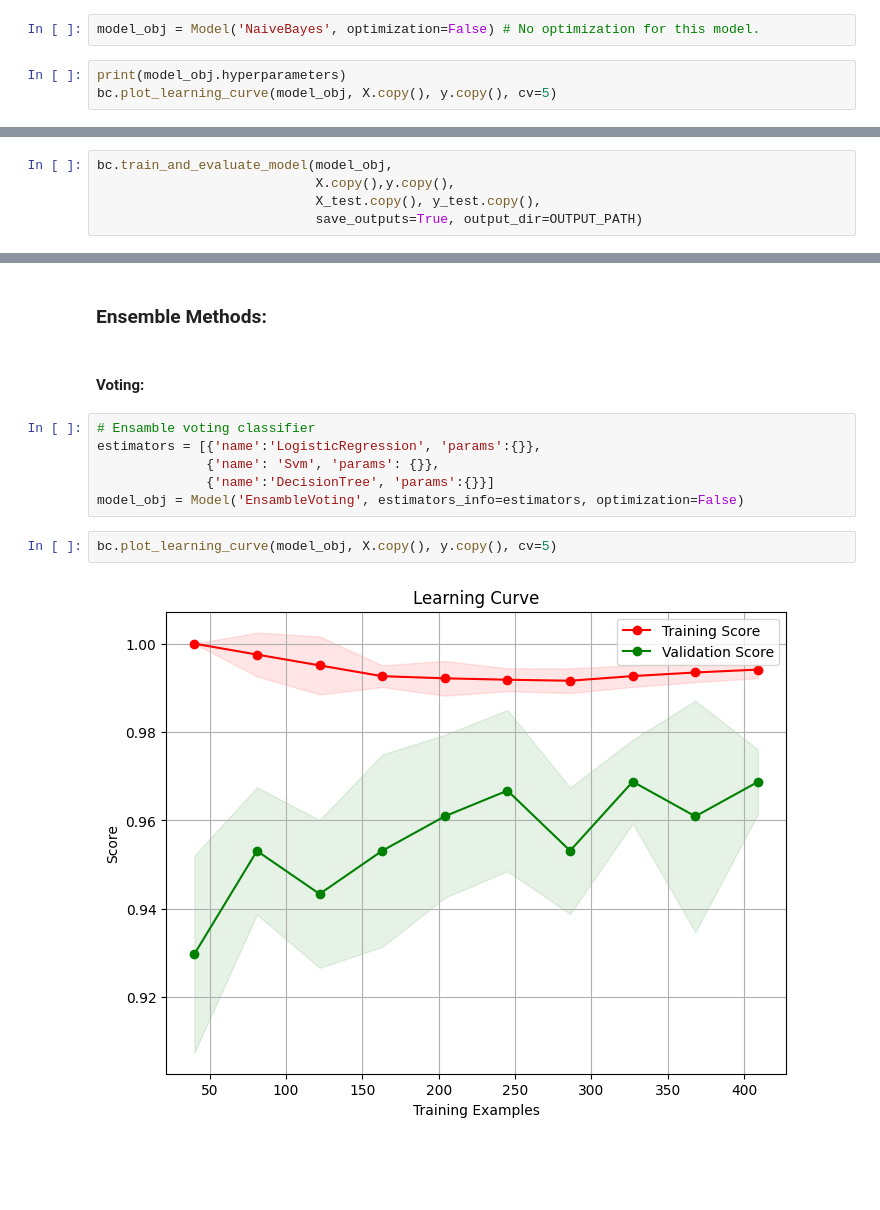
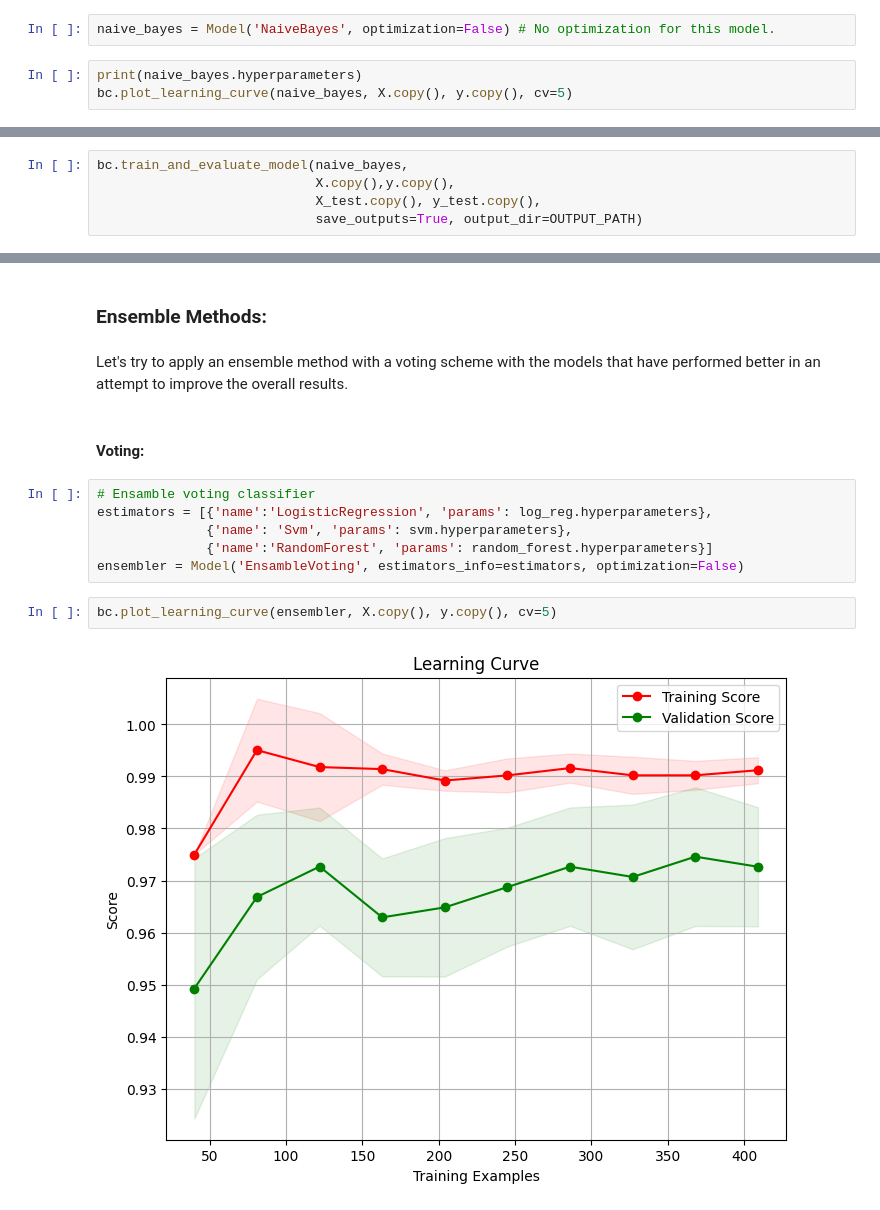
Before and after one commit to mcollpol/BreastCancerPrediction, a Jupyter notebook: research/notebooks/04-model-selection.ipynb, the cells around one changed output, grey strips where cells are left out. Cells and saved outputs as stored; diff of their text form; blank space fills up the shorter version.

```diff
--- a/research/notebooks/04-model-selection.ipynb
+++ b/research/notebooks/04-model-selection.ipynb
@@ -360,10 +457,10 @@ Results for test set:
 # %% [markdown]
 ### Naive Bayes
 # %%
-model_obj = Model('NaiveBayes', optimization=False) # No optimization for this model.
+naive_bayes = Model('NaiveBayes', optimization=False) # No optimization for this model.
 # %%
-print(model_obj.hyperparameters)
-bc.plot_learning_curve(model_obj, X.copy(), y.copy(), cv=5)
+print(naive_bayes.hyperparameters)
+bc.plot_learning_curve(naive_bayes, X.copy(), y.copy(), cv=5)
 # %% [output]
 {'priors': None}
 [figure]
@@ -370,5 +473,5 @@ bc.plot_learning_curve(model_obj, X.copy(), y.copy(), cv=5)
 # %%
-bc.train_and_evaluate_model(model_obj,
+bc.train_and_evaluate_model(naive_bayes,
                             X.copy(),y.copy(),
                             X_test.copy(), y_test.copy(),
                             save_outputs=True, output_dir=OUTPUT_PATH)
@@ -388,15 +499,17 @@ Results for test set:
 # %% [markdown]
 ### Ensemble Methods:
+# %% [markdown]
+Let's try to apply an ensemble method with a voting scheme with the models that have performed better in an attempt to improve the overall results.
 # %% [markdown]
 #### Voting:
 # %%
 # Ensamble voting classifier
-estimators = [{'name':'LogisticRegression', 'params':{}},
-              {'name': 'Svm', 'params': {}},
-              {'name':'DecisionTree', 'params':{}}]
-model_obj = Model('EnsambleVoting', estimators_info=estimators, optimization=False)
+estimators = [{'name':'LogisticRegression', 'params': log_reg.hyperparameters},
+              {'name': 'Svm', 'params': svm.hyperparameters},
+              {'name':'RandomForest', 'params': random_forest.hyperparameters}]
+ensembler = Model('EnsambleVoting', estimators_info=estimators, optimization=False)
 # %%
-bc.plot_learning_curve(model_obj, X.copy(), y.copy(), cv=5)
+bc.plot_learning_curve(ensembler, X.copy(), y.copy(), cv=5)
 # %% [output]
-[figure, old version]
+[figure, new version]
 # %%
```
Also changed, not shown: parts of 38 cells of this notebook, 14 other files.
